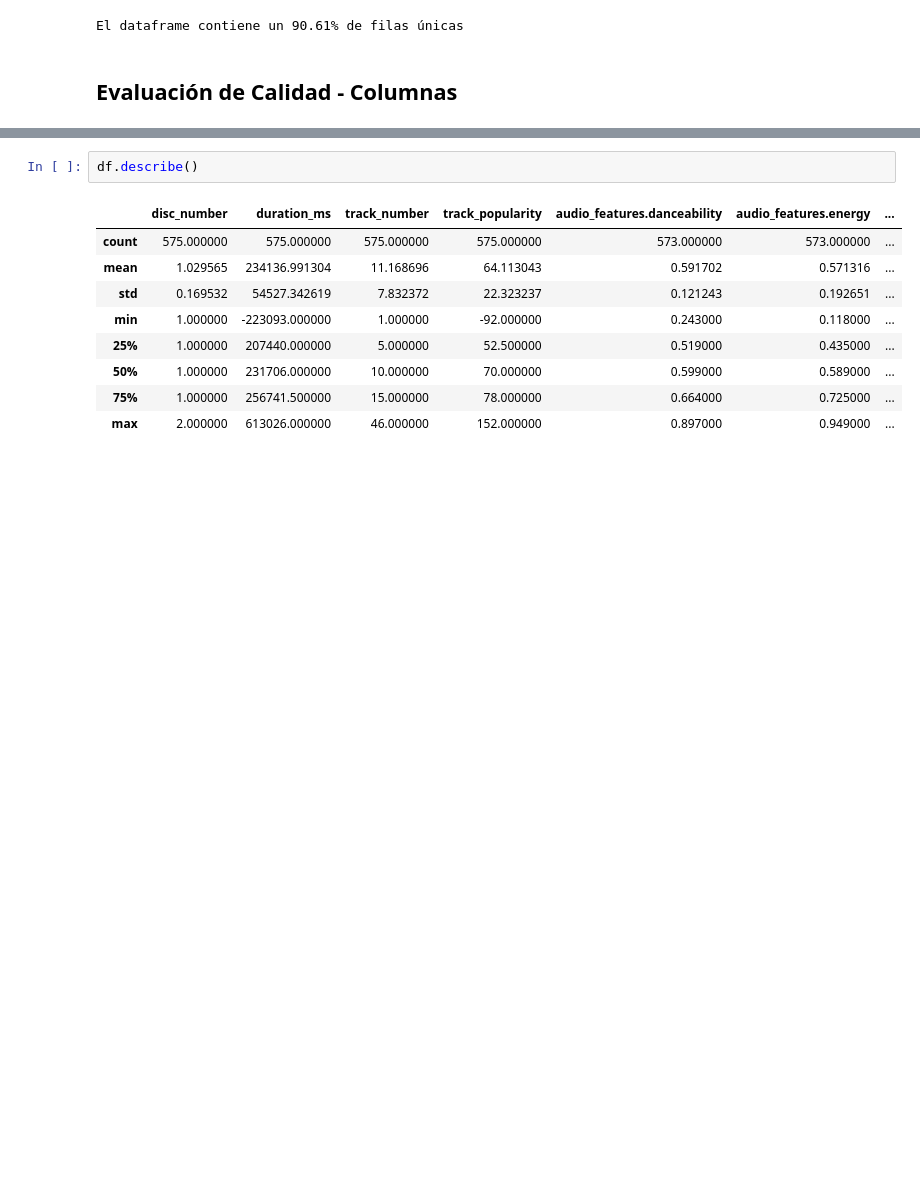
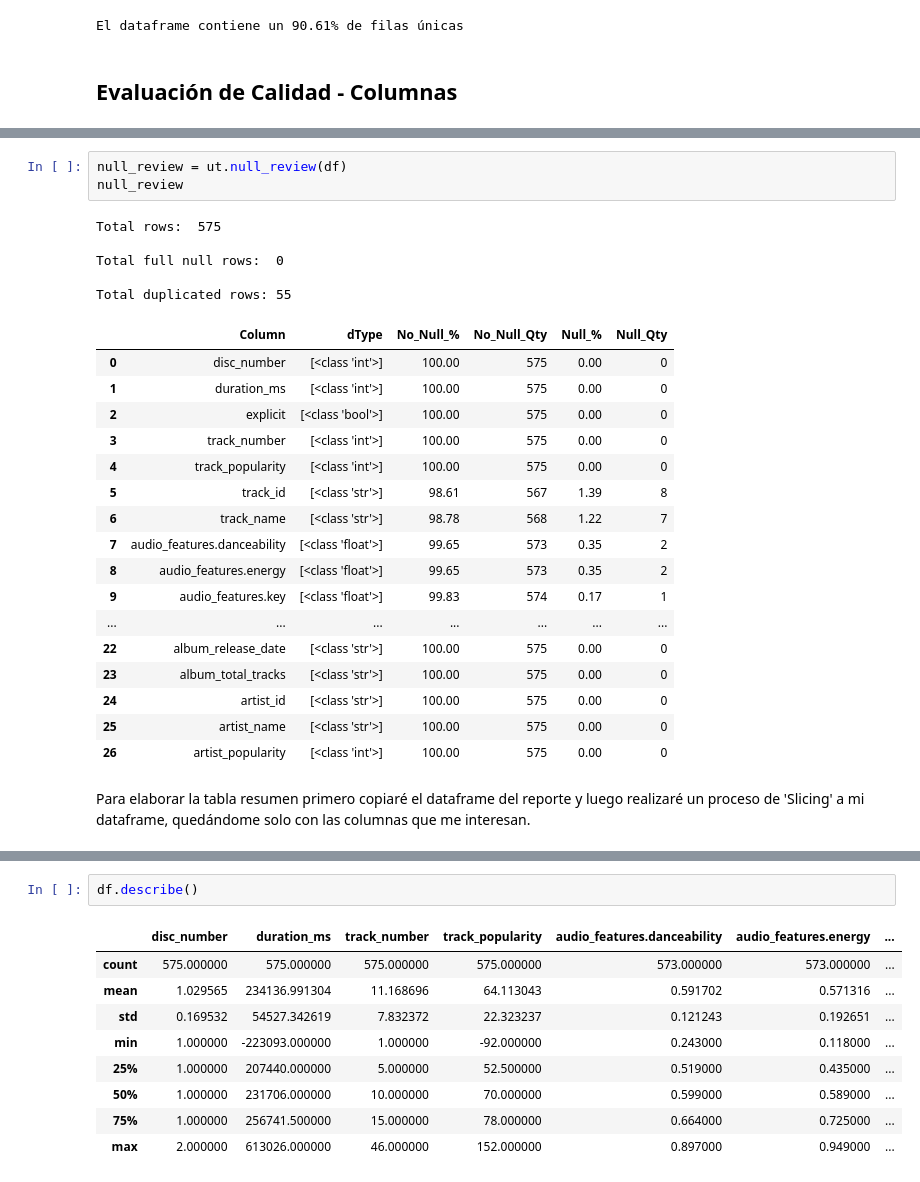
Before and after one commit to Slindex/asdfsa, a Jupyter notebook: EDA.ipynb, the cells around one changed output, grey strips where cells are left out. Cells and saved outputs as stored; diff of their text form; blank space fills up the shorter version.

```diff
--- a/EDA.ipynb
+++ b/EDA.ipynb
@@ -139,0 +169,28 @@ Toda la metadata será extraida de la [documentación](https://developer.spotify
+# %%
+null_review = ut.null_review(df)
+null_review
+# %% [output]
+Total rows:  575
+
+Total full null rows:  0
+
+Total duplicated rows: 55
+|  | Column | dType | No_Null_% | No_Null_Qty | Null_% | Null_Qty |
+| 0 | disc_number | [<class 'int'>] | 100.00 | 575 | 0.00 | 0 |
+| 1 | duration_ms | [<class 'int'>] | 100.00 | 575 | 0.00 | 0 |
+| 2 | explicit | [<class 'bool'>] | 100.00 | 575 | 0.00 | 0 |
+| 3 | track_number | [<class 'int'>] | 100.00 | 575 | 0.00 | 0 |
+| 4 | track_popularity | [<class 'int'>] | 100.00 | 575 | 0.00 | 0 |
+| 5 | track_id | [<class 'str'>] | 98.61 | 567 | 1.39 | 8 |
+| 6 | track_name | [<class 'str'>] | 98.78 | 568 | 1.22 | 7 |
+| 7 | audio_features.danceability | [<class 'float'>] | 99.65 | 573 | 0.35 | 2 |
+| 8 | audio_features.energy | [<class 'float'>] | 99.65 | 573 | 0.35 | 2 |
+| 9 | audio_features.key | [<class 'float'>] | 99.83 | 574 | 0.17 | 1 |
+| ... | ... | ... | ... | ... | ... | ... |
+| 22 | album_release_date | [<class 'str'>] | 100.00 | 575 | 0.00 | 0 |
+| 23 | album_total_tracks | [<class 'str'>] | 100.00 | 575 | 0.00 | 0 |
+| 24 | artist_id | [<class 'str'>] | 100.00 | 575 | 0.00 | 0 |
+| 25 | artist_name | [<class 'str'>] | 100.00 | 575 | 0.00 | 0 |
+| 26 | artist_popularity | [<class 'int'>] | 100.00 | 575 | 0.00 | 0 |
+# %% [markdown]
+Para elaborar la tabla resumen primero copiaré el dataframe del reporte y luego realizaré un proceso de 'Slicing' a mi dataframe, quedándome solo con las columnas que me interesan.
```
Also changed, not shown: parts of 60 cells of this notebook.
